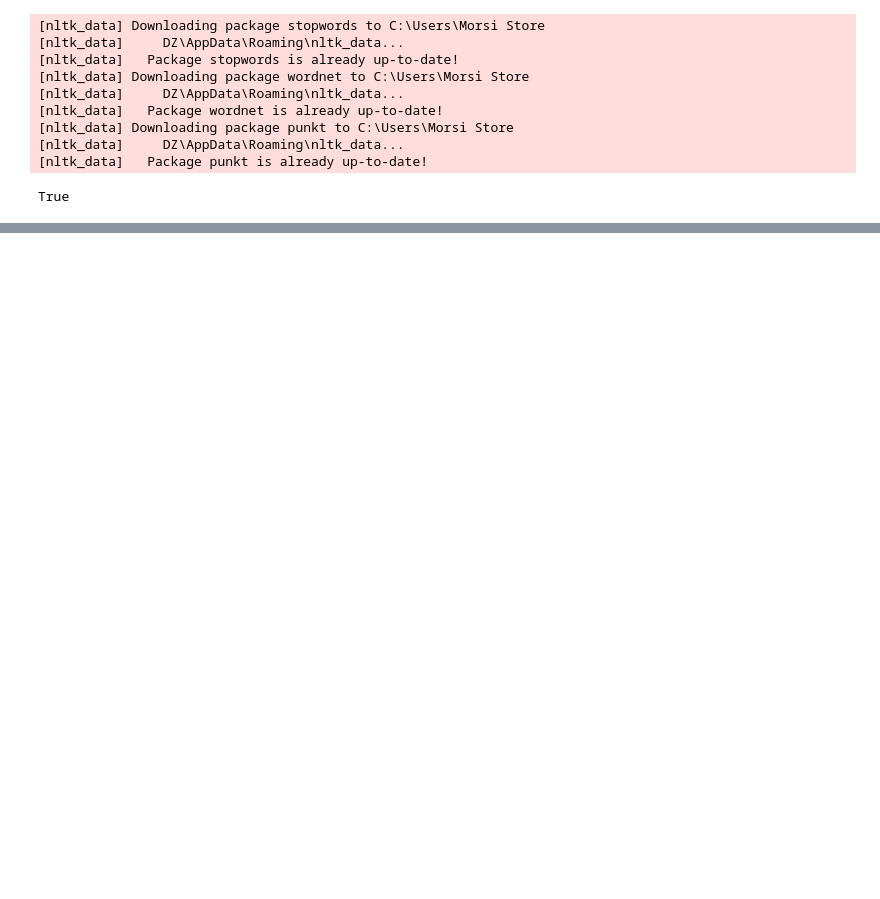
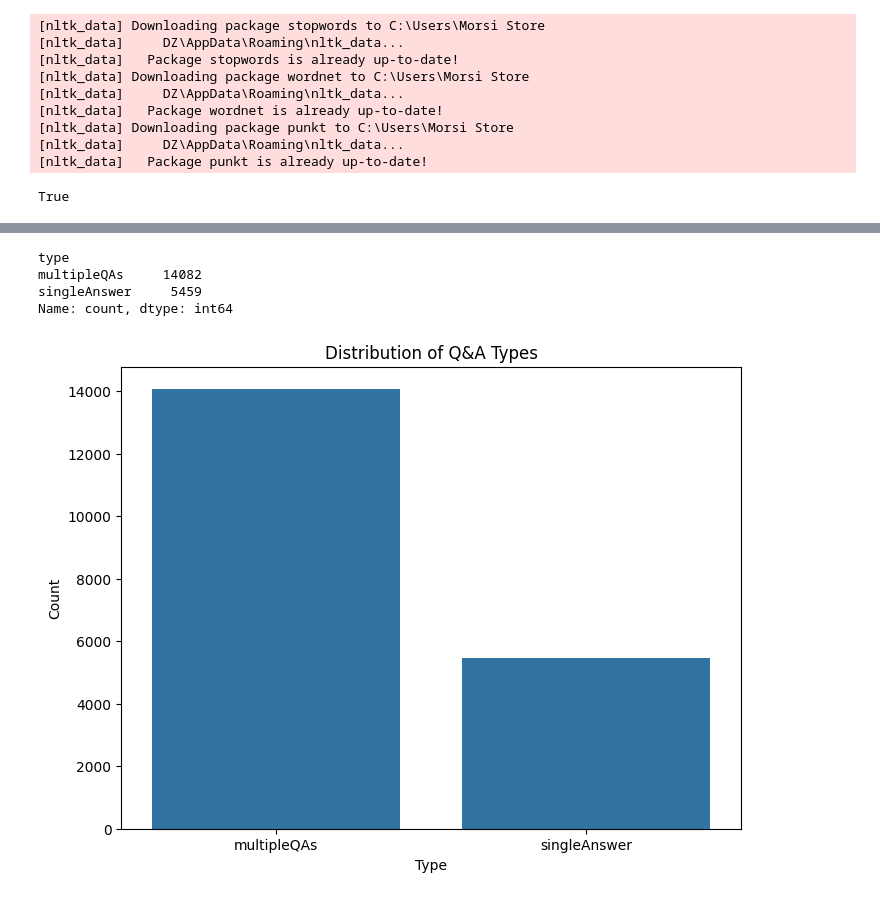
Before and after one commit to Nawel-Bellil/chat-bot-Q-and-A, a Jupyter notebook: chatbot.ipynb, the cells around one changed output, grey strips where cells are left out. Cells and saved outputs as stored; diff of their text form; code cells hidden in the pictures; blank space fills up the shorter version.

Commit message:
processing and analyzing data

```diff
--- a/chatbot.ipynb
+++ b/chatbot.ipynb
@@ -68,0 +34,30 @@ NameError: name 'WordNetLemmatizer' is not defined
+# %%
+def preprocess_data(data):
+    rows = []
+    for item in data:
+        question = item["question"]
+        annotations = item["annotations"]
+        for annotation in annotations:
+            if annotation["type"] == "multipleQAs":
+                for qa in annotation["qaPairs"]:
+                    rows.append({
+                        "id": item["id"],
+                        "question": qa["question"],
+                        "answer": qa["answer"][0],
+                        "type": annotation["type"]
+                    })
+            elif annotation["type"] == "singleAnswer":
+                rows.append({
+                    "id": item["id"],
+                    "question": question,
+                    "answer": annotation["answer"][0],
+                    "type": annotation["type"]
+                })
+    return pd.DataFrame(rows)
+# %%
+train_light = json.loads(open('train_light.json').read())
+with open('train_light.json', 'r') as file:
+    train_light = json.load(file)
+
+train_light_df = preprocess_data(train_light)
+train_light_df.info()
@@ -68,0 +76,21 @@ NameError: name 'WordNetLemmatizer' is not defined
+# %%
+# Count the number of each type
+type_counts = train_light_df['type'].value_counts()
+print(type_counts)
+# %% [output]
+type
+multipleQAs     14082
+singleAnswer     5459
+Name: count, dtype: int64
+# %%
+import matplotlib.pyplot as plt
+
+# Plot the distribution of types
+plt.figure(figsize=(8, 6))
+sns.barplot(x=type_counts.index, y=type_counts.values)
+plt.xlabel('Type')
+plt.ylabel('Count')
+plt.title('Distribution of Q&A Types')
+plt.show()
+# %% [output]
+[figure, added]
```
Also changed, not shown: parts of 6 cells of this notebook.
